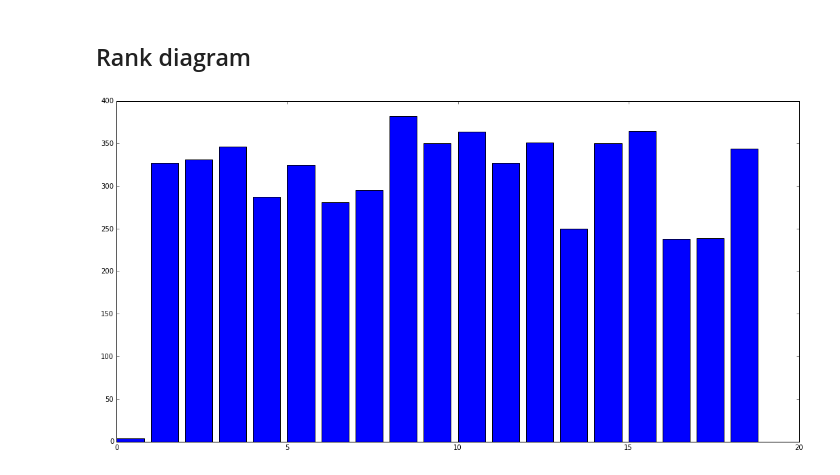
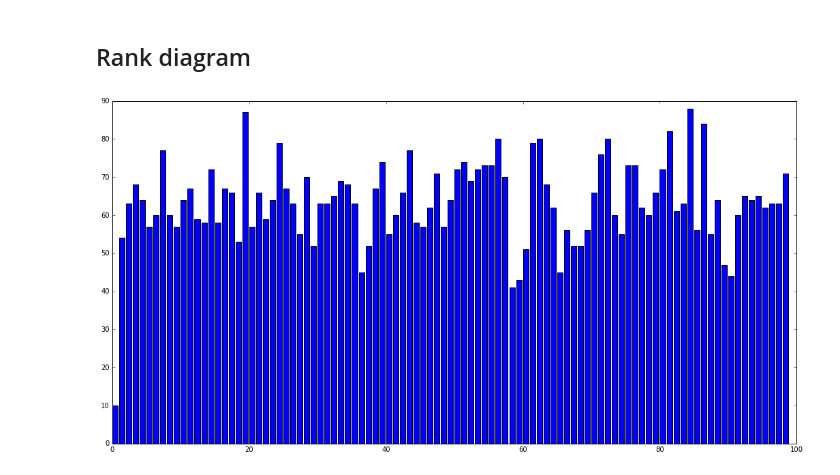
Before and after one commit to brajard/shalw, a Jupyter notebook: test_4dvar.ipynb, the cells around one changed output. Drawn from its saved outputs; the diff is of its cells as text; code cells hidden in the pictures.

```diff
--- a/test_4dvar.ipynb
+++ b/test_4dvar.ipynb
@@ -135,12 +198,12 @@ xa = hfila[t,:,:].ravel()
 xb = hfilb[t,:,:].ravel()
 
 #percentiles
-q = range(0,100,5)
+q = range(0,100,1)
 vt = rankdiag(q,xt,xt)
 va = rankdiag(q,xt,xa)
 vb = rankdiag(q,xt,xb)
 # %%
-plt.bar(range(len(q)-1),va)
+plt.bar(range(len(q)-1),vb)
 plt.show()
 # %% [output]
-[figure, old version]
+[figure, new version]
```
Also changed, not shown: parts of 9 cells of this notebook.
